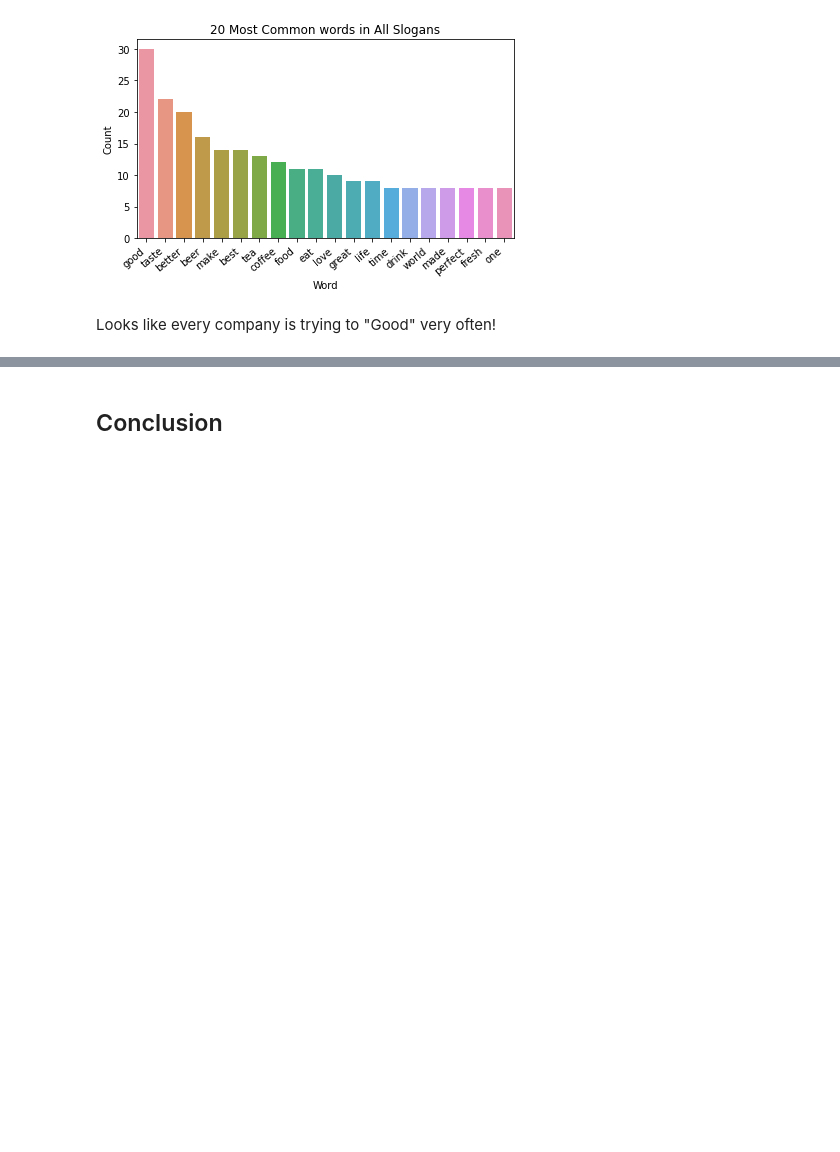
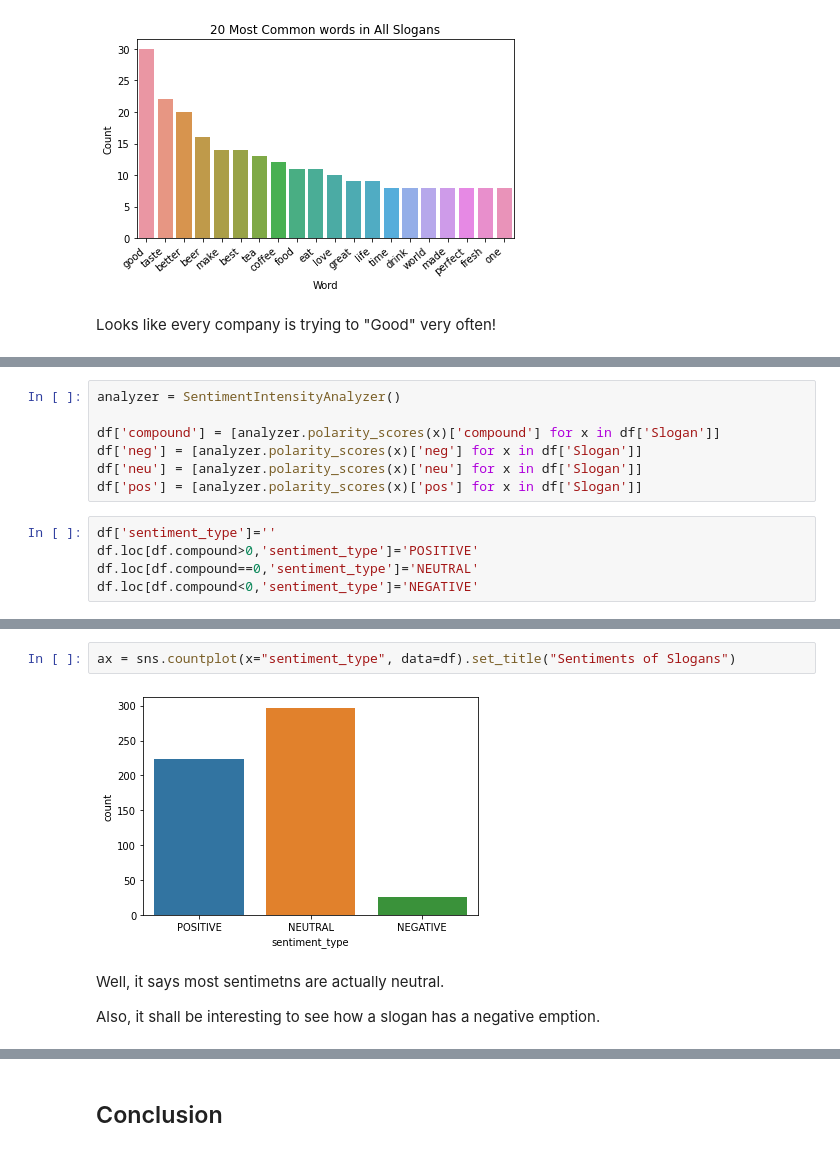
Before and after one commit to BlackCurrantDS/Data-Mining, a Jupyter notebook: starter_slogan_dataset_ffa80249_6.ipynb, the cells around one changed output, grey strips where cells are left out. Drawn from its saved outputs; the diff is of its cells as text; blank space fills up the shorter version.

```diff
--- a/starter_slogan_dataset_ffa80249_6.ipynb
+++ b/starter_slogan_dataset_ffa80249_6.ipynb
@@ -278,0 +295,12 @@ Looks like every company is trying to "Good" very often!
+# %%
+analyzer = SentimentIntensityAnalyzer()
+
+df['compound'] = [analyzer.polarity_scores(x)['compound'] for x in df['Slogan']]
+df['neg'] = [analyzer.polarity_scores(x)['neg'] for x in df['Slogan']]
+df['neu'] = [analyzer.polarity_scores(x)['neu'] for x in df['Slogan']]
+df['pos'] = [analyzer.polarity_scores(x)['pos'] for x in df['Slogan']]
+# %%
+df['sentiment_type']=''
+df.loc[df.compound>0,'sentiment_type']='POSITIVE'
+df.loc[df.compound==0,'sentiment_type']='NEUTRAL'
+df.loc[df.compound<0,'sentiment_type']='NEGATIVE'
@@ -278,0 +316,8 @@ Looks like every company is trying to "Good" very often!
+# %%
+ax = sns.countplot(x="sentiment_type", data=df).set_title("Sentiments of Slogans")
+# %% [output]
+[figure, added]
+# %% [markdown]
+Well, it says most sentimetns are actually neutral.
+
+Also, it shall be interesting to see how a slogan has a negative emption.
```
Also changed, not shown: parts of 7 cells of this notebook.
